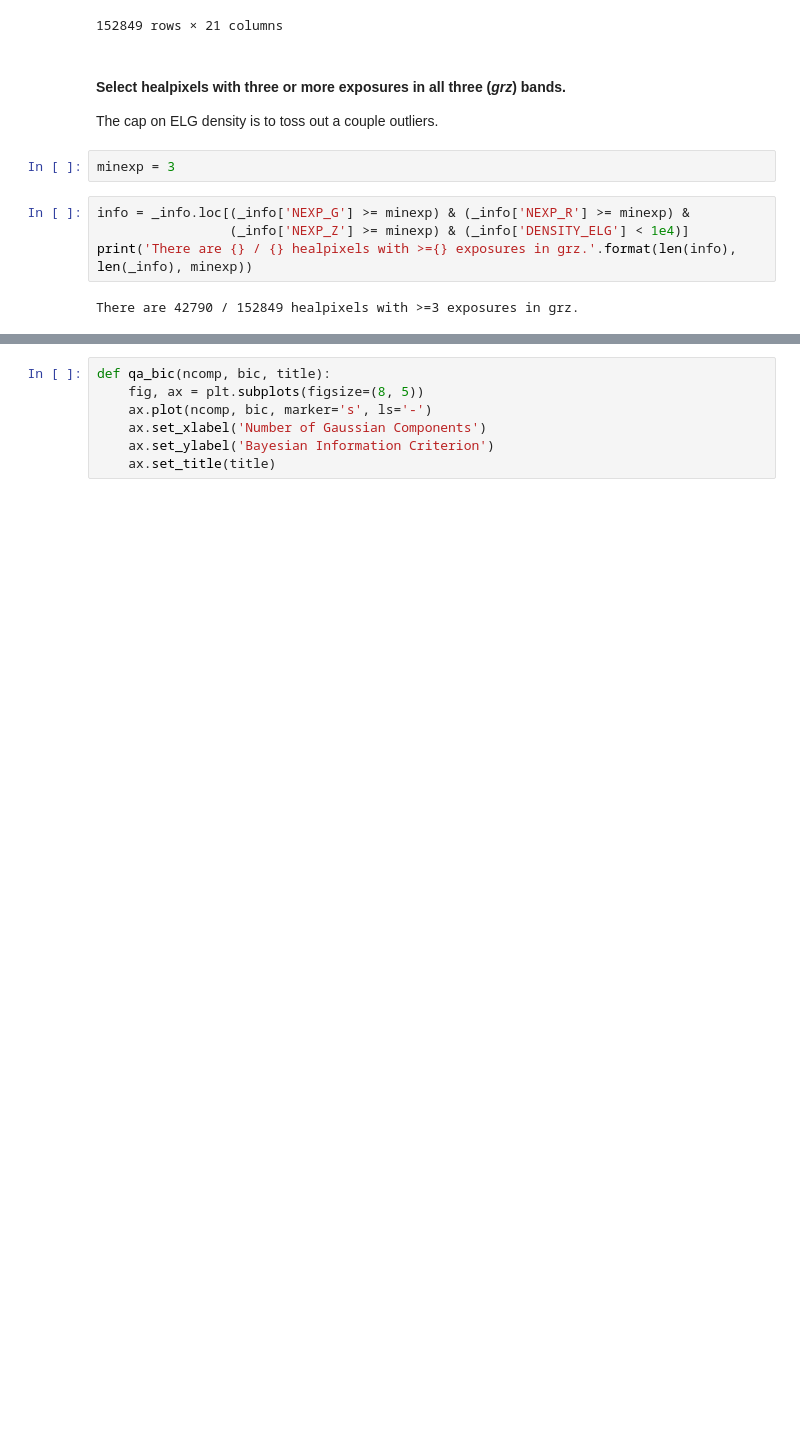
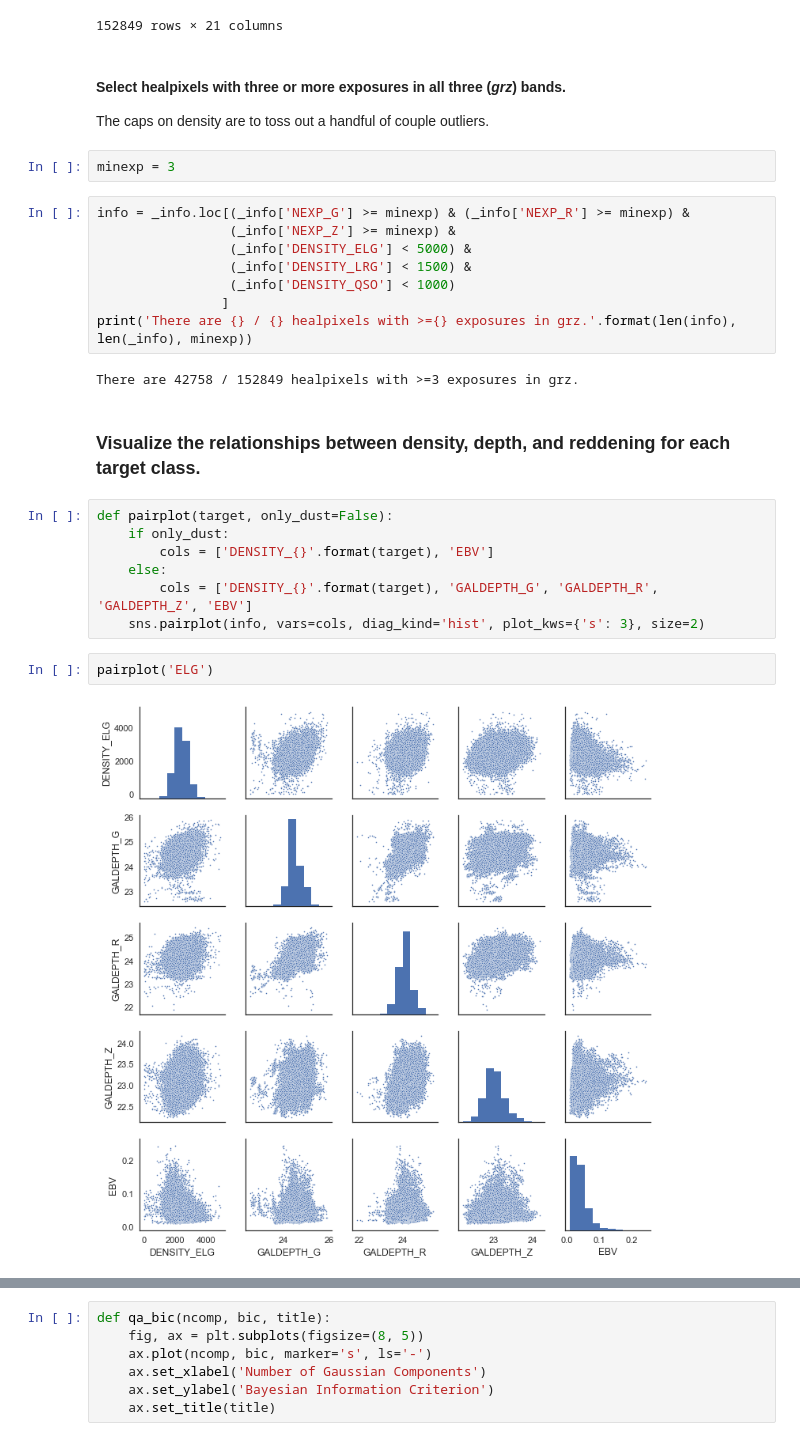
Before and after one commit to desihub/desitarget, a Jupyter notebook: doc/nb/target-fluctuations.ipynb, the cells around one changed output, grey strips where cells are left out. Drawn from its saved outputs; the diff is of its cells as text; blank space fills up the shorter version.

```diff
--- a/doc/nb/target-fluctuations.ipynb
+++ b/doc/nb/target-fluctuations.ipynb
@@ -48,12 +46,29 @@ _info
 152849 rows × 21 columns
 # %% [markdown]
 #### Select healpixels with three or more exposures in all three (*grz*) bands.
-The cap on ELG density is to toss out a couple outliers.
+The caps on density are to toss out a handful of couple outliers.
 # %%
 minexp = 3
 # %%
 info = _info.loc[(_info['NEXP_G'] >= minexp) & (_info['NEXP_R'] >= minexp) &
-                 (_info['NEXP_Z'] >= minexp) & (_info['DENSITY_ELG'] < 1e4)]
+                 (_info['NEXP_Z'] >= minexp) &
+                 (_info['DENSITY_ELG'] < 5000) &
+                 (_info['DENSITY_LRG'] < 1500) &
+                 (_info['DENSITY_QSO'] < 1000)
+                ]
 print('There are {} / {} healpixels with >={} exposures in grz.'.format(len(info), len(_info), minexp))
 # %% [output]
-There are 42790 / 152849 healpixels with >=3 exposures in grz.
+There are 42758 / 152849 healpixels with >=3 exposures in grz.
+# %% [markdown]
+### Visualize the relationships between density, depth, and reddening for each target class.
+# %%
+def pairplot(target, only_dust=False):
+    if only_dust:
+        cols = ['DENSITY_{}'.format(target), 'EBV']
+    else:
+        cols = ['DENSITY_{}'.format(target), 'GALDEPTH_G', 'GALDEPTH_R', 'GALDEPTH_Z', 'EBV']
+    sns.pairplot(info, vars=cols, diag_kind='hist', plot_kws={'s': 3}, size=2)
+# %%
+pairplot('ELG')
+# %% [output]
+[figure, added]
```
Also changed, not shown: parts of 20 cells of this notebook.
